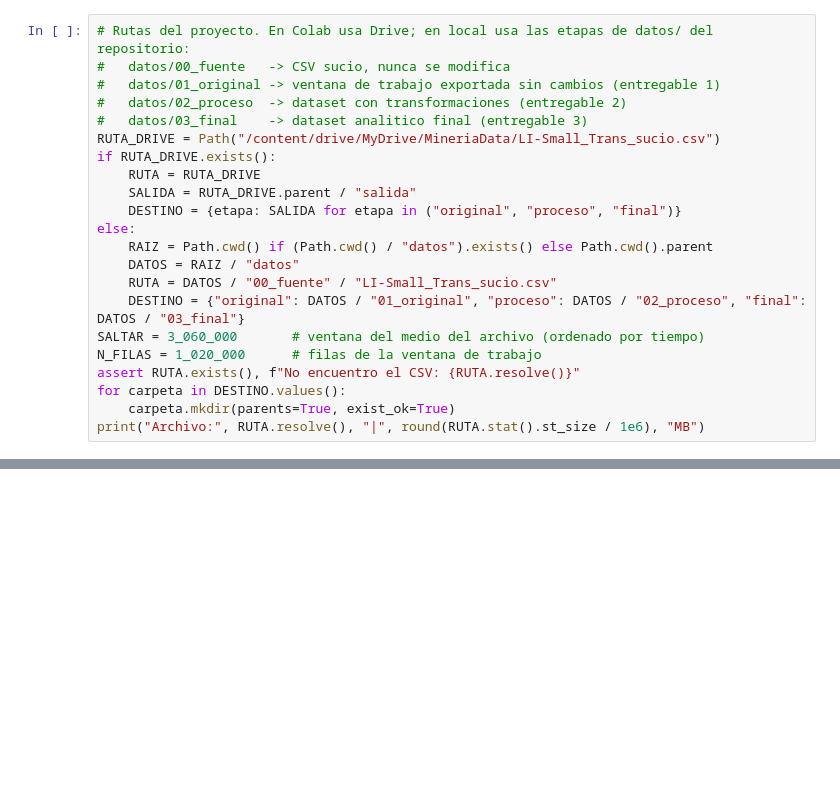
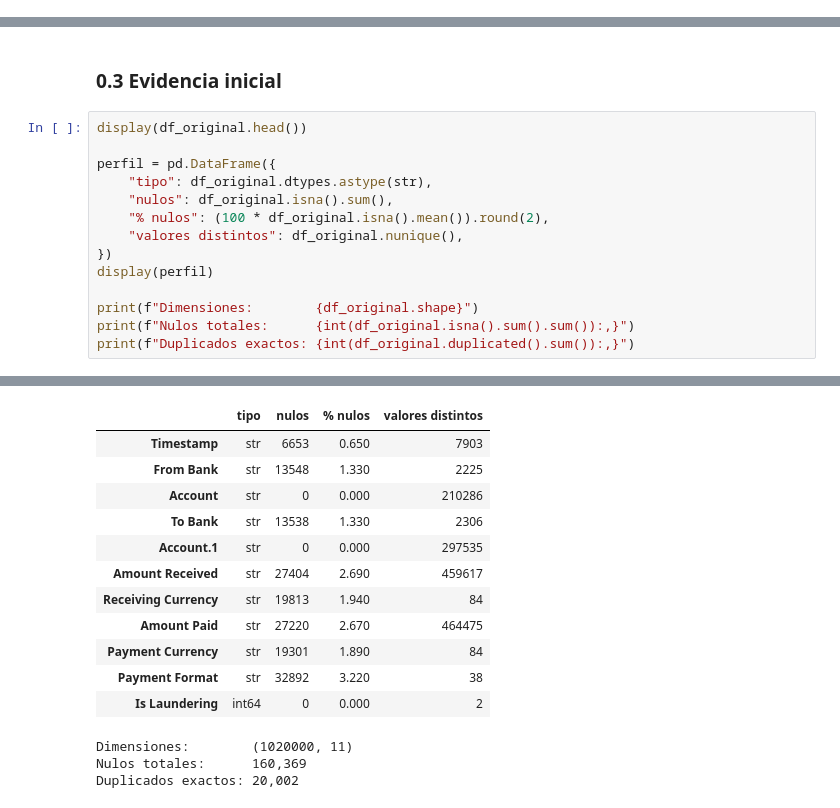
Before and after one commit to glender222/DataMining, a Jupyter notebook: notebooks/Parcial_Unidad_3_Colab.ipynb, the cells around one changed output, grey strips where cells are left out. Saved outputs shown, nothing was run; the diff lists cells and outputs as text; blank space fills up the shorter version.

```diff
--- a/notebooks/Parcial_Unidad_3_Colab.ipynb
+++ b/notebooks/Parcial_Unidad_3_Colab.ipynb
@@ -60,22 +0,0 @@ print("✅ Entorno listo")
-# %%
-# Rutas del proyecto. En Colab usa Drive; en local usa las etapas de datos/ del repositorio:
-#   datos/00_fuente   -> CSV sucio, nunca se modifica
-#   datos/01_original -> ventana de trabajo exportada sin cambios (entregable 1)
-#   datos/02_proceso  -> dataset con transformaciones (entregable 2)
-#   datos/03_final    -> dataset analitico final (entregable 3)
-RUTA_DRIVE = Path("/content/drive/MyDrive/MineriaData/LI-Small_Trans_sucio.csv")
-if RUTA_DRIVE.exists():
-    RUTA = RUTA_DRIVE
-    SALIDA = RUTA_DRIVE.parent / "salida"
-    DESTINO = {etapa: SALIDA for etapa in ("original", "proceso", "final")}
-else:
-    RAIZ = Path.cwd() if (Path.cwd() / "datos").exists() else Path.cwd().parent
-    DATOS = RAIZ / "datos"
-    RUTA = DATOS / "00_fuente" / "LI-Small_Trans_sucio.csv"
-    DESTINO = {"original": DATOS / "01_original", "proceso": DATOS / "02_proceso", "final": DATOS / "03_final"}
-SALTAR = 3_060_000       # ventana del medio del archivo (ordenado por tiempo)
-N_FILAS = 1_020_000      # filas de la ventana de trabajo
-assert RUTA.exists(), f"No encuentro el CSV: {RUTA.resolve()}"
-for carpeta in DESTINO.values():
-    carpeta.mkdir(parents=True, exist_ok=True)
-print("Archivo:", RUTA.resolve(), "|", round(RUTA.stat().st_size / 1e6), "MB")
@@ -779,0 +123,17 @@ Responde:
+# %% [markdown]
+### 0.3 Evidencia inicial
+# %%
+display(df_original.head())
+
+perfil = pd.DataFrame({
+    "tipo": df_original.dtypes.astype(str),
+    "nulos": df_original.isna().sum(),
+    "% nulos": (100 * df_original.isna().mean()).round(2),
+    "valores distintos": df_original.nunique(),
+})
+display(perfil)
+
+print(f"Dimensiones:        {df_original.shape}")
+print(f"Nulos totales:      {int(df_original.isna().sum().sum()):,}")
+print(f"Duplicados exactos: {int(df_original.duplicated().sum()):,}")
+# %% [output]
@@ -779,0 +146,15 @@ Responde:
+|  | tipo | nulos | % nulos | valores distintos |
+| Timestamp | str | 6653 | 0.650 | 7903 |
+| From Bank | str | 13548 | 1.330 | 2225 |
+| Account | str | 0 | 0.000 | 210286 |
+| To Bank | str | 13538 | 1.330 | 2306 |
+| Account.1 | str | 0 | 0.000 | 297535 |
+| Amount Received | str | 27404 | 2.690 | 459617 |
+| Receiving Currency | str | 19813 | 1.940 | 84 |
+| Amount Paid | str | 27220 | 2.670 | 464475 |
+| Payment Currency | str | 19301 | 1.890 | 84 |
+| Payment Format | str | 32892 | 3.220 | 38 |
+| Is Laundering | int64 | 0 | 0.000 | 2 |
+Dimensiones:        (1020000, 11)
+Nulos totales:      160,369
+Duplicados exactos: 20,002
```
Also changed, not shown: parts of 107 cells of this notebook.
